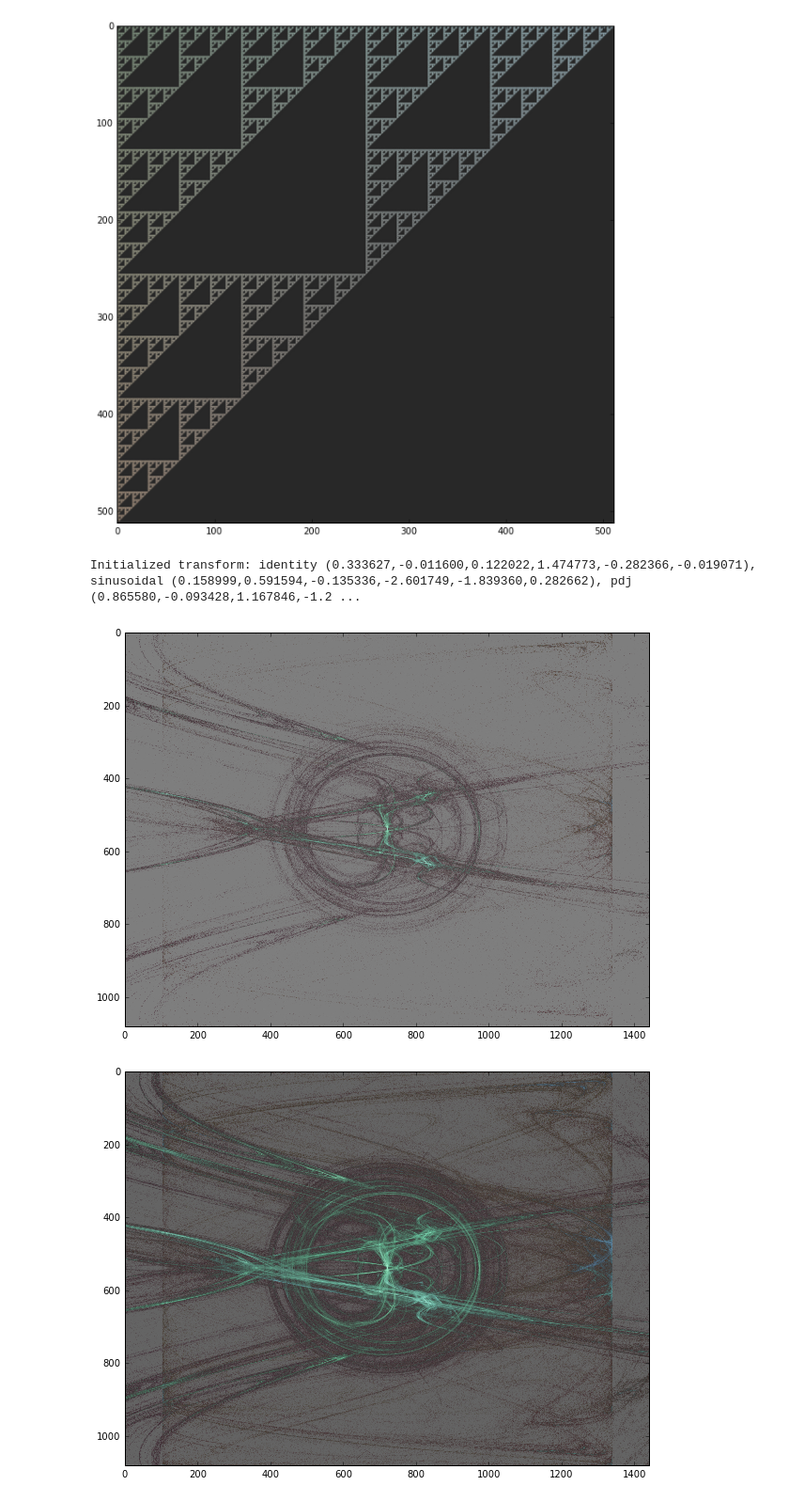
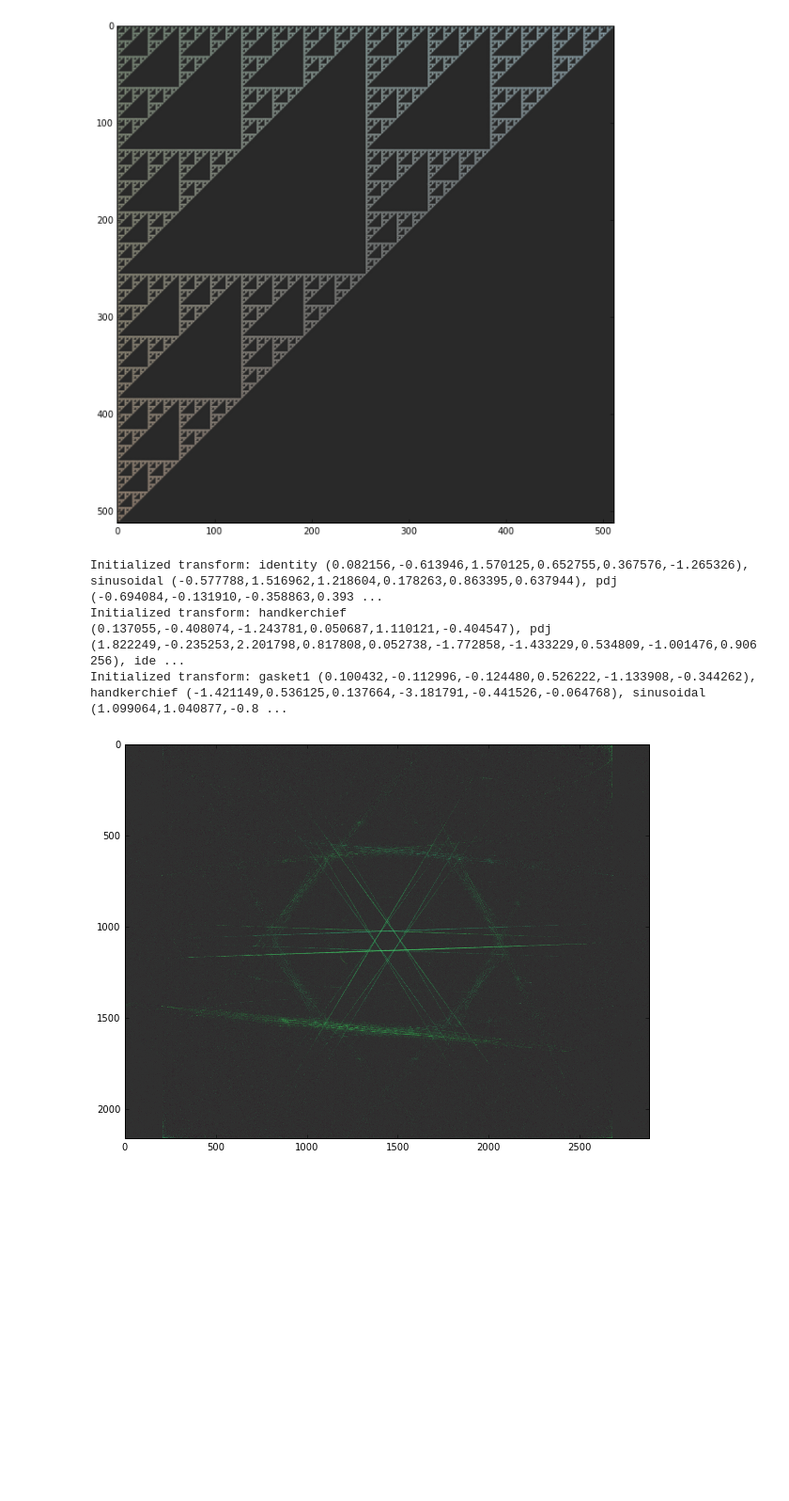
Before and after one commit to scnerd/flames, a Jupyter notebook: flames.ipynb, the cells around one changed output. Shown at 94% size. Drawn from its saved outputs; the diff is of its cells as text; code cells hidden in the pictures; blank space fills up the shorter version.

Commit message:
Updates, added pickling
Can now pickle transforms and variations to reproduce them later. Added
random transform generator.

```diff
--- a/flames.ipynb
+++ b/flames.ipynb
@@ -386,6 +382,21 @@ class Var():
         # Repeating itself allows for multiple colors to arise
         chaos_game([self]*3, **default_args)
 
+    def __getstate__(self):
+        return {'p': self.p, 'a': self.args, 'f': self.func.__name__}
+
+    def __setstate__(self, state):
+        self.p = state['p']
+        self.args = state['a']
+        self.all_params = self.args + self.p
+        a, b, c, d, e, f = self.args
+        self.func = _all_variations[state['f']]
+        def pre(x, y):
+            return a * x + b * y + c, d * x + e * y + f
+        self.pre = pre
+
+
+_all_variations = {}
 all_variations = []
 def variation(func_or_num_params=None):
     '''
@@ -411,12 +422,14 @@ def variation(func_or_num_params=None):
         def make_variation(func):
             def inner(a=None, b=None, c=None, d=None, e=None, f=None, *p):
                 return Var(func, num_params, a, b, c, d, e, f, *p)
+            _all_variations[func.__name__] = func
             all_variations.append(inner)
             return inner
         return make_variation
     else:
         def inner(a=None, b=None, c=None, d=None, e=None, f=None, *p):
             return Var(func, num_params, a, b, c, d, e, f, *p)
+        _all_variations[func.__name__] = func
         all_variations.append(inner)
         return inner
 
@@ -589,36 +603,57 @@ sierpinski_gasket(iters=30, n=100000, xmin=0, xmax=1, ymin=0, ymax=1, xres=512,
 # %%
 # FINALLY, we can render some fractal flame art
 # This cell sets up a new flame configuration and renders it
 
 v1 = identity()
 v2 = sinusoidal()
-#v3 = spherical()
 v4 = polar()
 v5 = pdj()
 v6 = handkerchief()
 v7 = disc()
 trans = [v1, v2, v5, v6, v7]
 trans = Transform(*trans, dihedral_sym=True)
+def random_transform():
+    num_trans = np.random.choice([1,2,3])
+    transes = []
+    for t in range(num_trans):
+        num_vars = np.random.randint(3,8)
+        variations = np.random.choice(list(all_variations), size=num_vars, replace=True)
+        variations = [var() for var in variations]
+        sym = np.random.choice([0, 1, 2, 2])
+        if sym == 0:
+            dih = False
+            rot = 1
+        elif sym == 1:
+            dih = True
+            rot = 1
+        elif sym == 2:
+            dih = True
+            rot = np.random.choice([2,3,4,5])
+        transes.append(Transform(*variations, rotational_sym=rot, dihedral_sym=dih))
+    return transes
+
 flame_settings = {
     'n': 1000000,
     'n_runs': 1,
-    'iters': 200,
+    'iters': 50,
     'xmin': -1.166,
     'xmax': 1.166,
     'ymin': -1,
     'ymax': 1,
-    'and_display': 25,
-    'xres': 1440,
-    'yres': 1080,
+    'and_display': 100,
+    'xres': 1440*2,
+    'yres': 1080*2,
     'supersample': 2,
-    'vibrancy': 2,
-    'saturation': 2,
+    'vibrancy': 1,
+    'saturation': 3,
 }
-cond = chaos_game([trans], **flame_settings)
+transes = random_transform()
+cond = chaos_game(transes, **flame_settings)
 # %% [output]
-Initialized transform: identity (0.333627,-0.011600,0.122022,1.474773,-0.282366,-0.019071), sinusoidal (0.158999,0.591594,-0.135336,-2.601749,-1.839360,0.282662), pdj (0.865580,-0.093428,1.167846,-1.2 ...
+Initialized transform: identity (0.082156,-0.613946,1.570125,0.652755,0.367576,-1.265326), sinusoidal (-0.577788,1.516962,1.218604,0.178263,0.863395,0.637944), pdj (-0.694084,-0.131910,-0.358863,0.393 ...
+Initialized transform: handkerchief (0.137055,-0.408074,-1.243781,0.050687,1.110121,-0.404547), pdj (1.822249,-0.235253,2.201798,0.817808,0.052738,-1.772858,-1.433229,0.534809,-1.001476,0.906256), ide ...
+Initialized transform: gasket1 (0.100432,-0.112996,-0.124480,0.526222,-1.133908,-0.344262), handkerchief (-1.421149,0.536125,0.137664,-3.181791,-0.441526,-0.064768), sinusoidal (1.099064,1.040877,-0.8 ...
-[figure, old version]
+[figure, new version]
-[figure, removed]
 # %%
 # This cell demonstrates how to pick up where you left off and continue rendering
 # (creates new batch of points, but that doesn't really matter)
```
Also changed, not shown: parts of 8 cells of this notebook, 1 other file.
